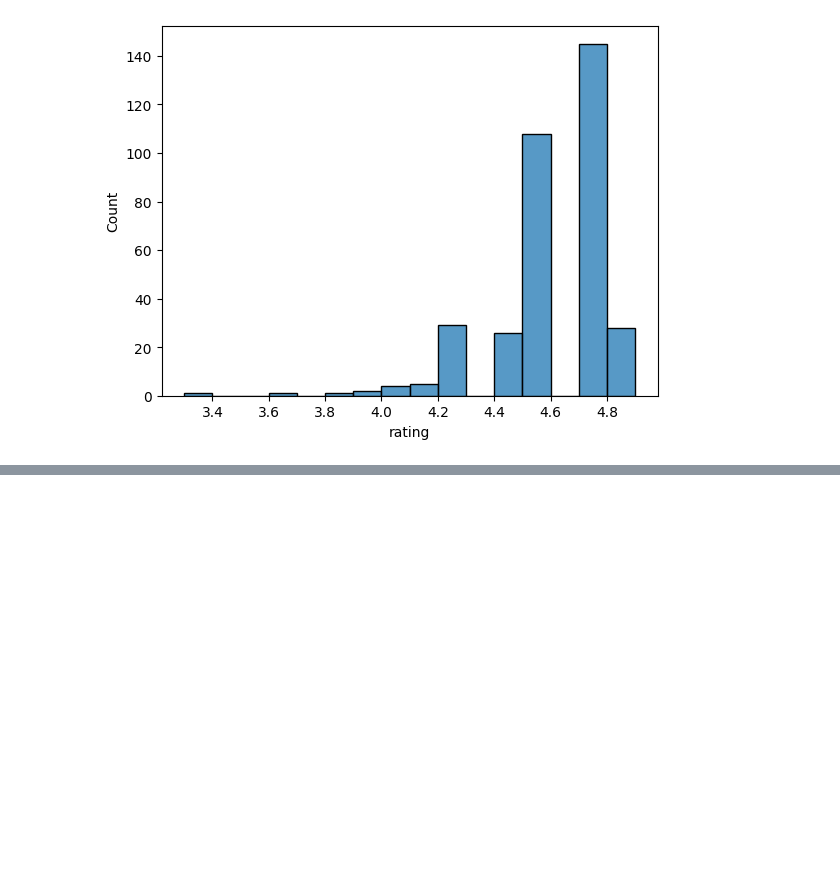
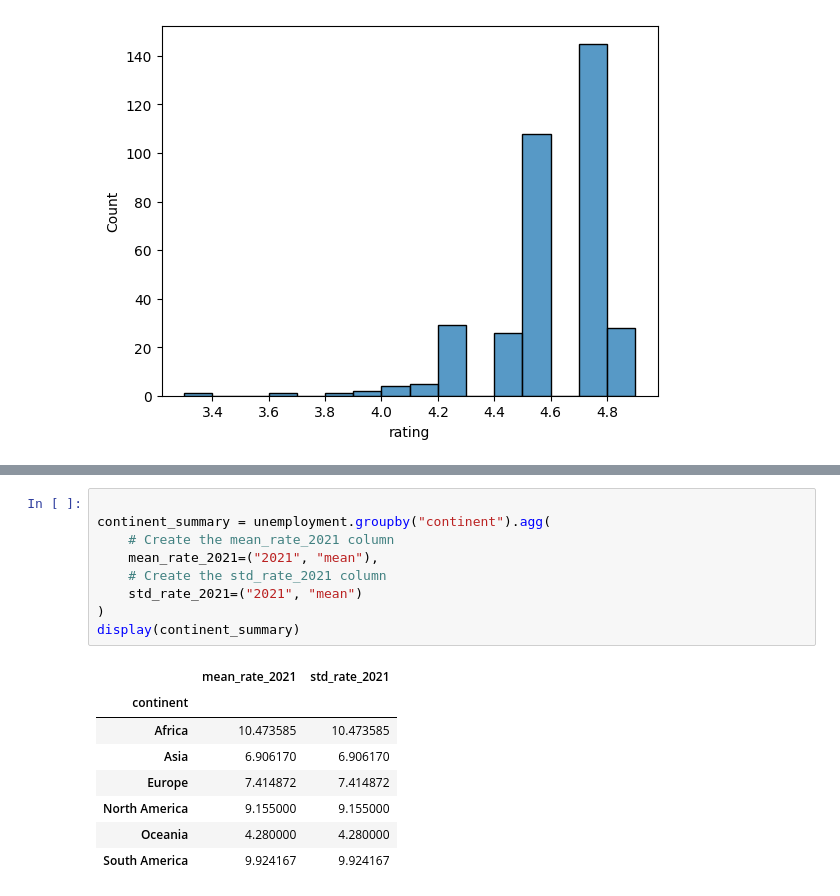
Before and after one commit to jhlopesalves/data-science-notebooks, a Jupyter notebook: Python/Exploratory Data Analysis/exploratory_data_analysis.ipynb, the cells around one changed output, grey strips where cells are left out. Drawn from its saved outputs; the diff is of its cells as text; blank space fills up the shorter version.

```diff
--- a/Python/Exploratory Data Analysis/exploratory_data_analysis.ipynb
+++ b/Python/Exploratory Data Analysis/exploratory_data_analysis.ipynb
@@ -46,0 +114,18 @@ plt.show()
+# %%
+
+continent_summary = unemployment.groupby("continent").agg(
+    # Create the mean_rate_2021 column
+    mean_rate_2021=("2021", "mean"),
+    # Create the std_rate_2021 column
+    std_rate_2021=("2021", "mean")
+)
+display(continent_summary)
+# %% [output]
+|  | mean_rate_2021 | std_rate_2021 |
+| continent |  |  |
+| Africa | 10.473585 | 10.473585 |
+| Asia | 6.906170 | 6.906170 |
+| Europe | 7.414872 | 7.414872 |
+| North America | 9.155000 | 9.155000 |
+| Oceania | 4.280000 | 4.280000 |
+| South America | 9.924167 | 9.924167 |
```
Also changed, not shown: parts of 17 cells of this notebook.
